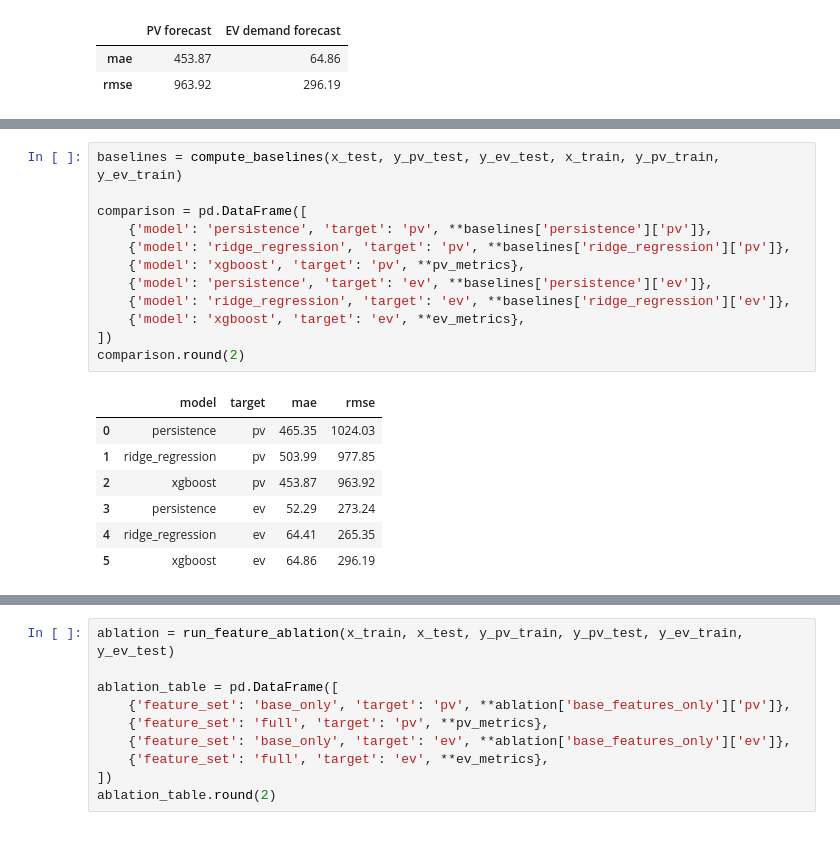
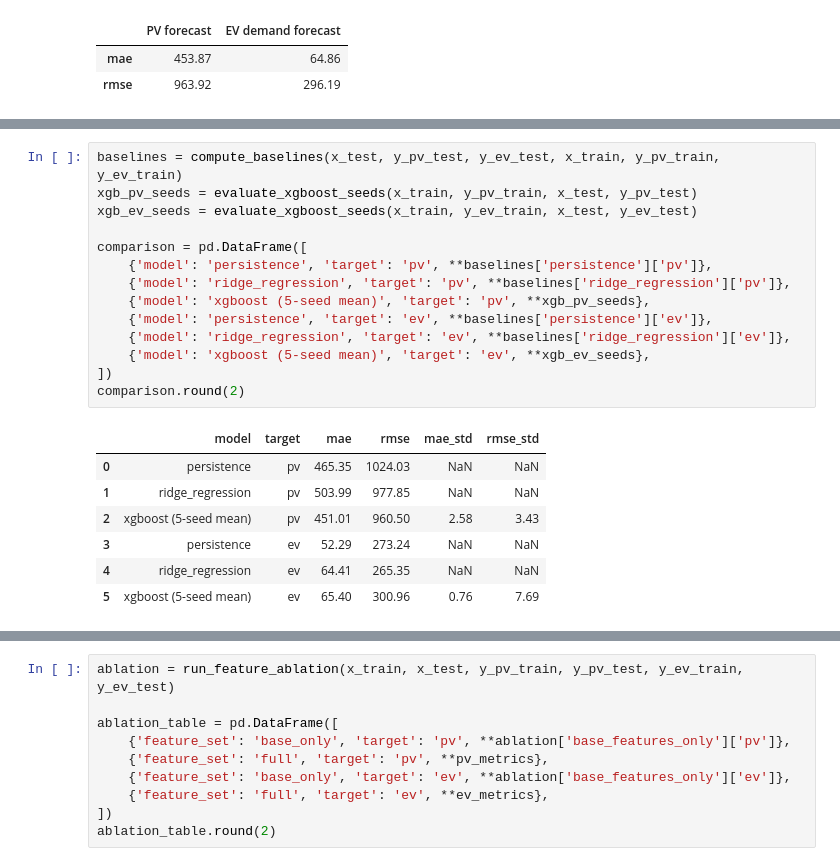
Before and after one commit to ertis-research/evloadshaping-nextgcom2026, a Jupyter notebook: notebooks/02_forecasting_and_baselines.ipynb, the cells around one changed output, grey strips where cells are left out. Saved outputs shown, nothing was run; the diff lists cells and outputs as text.

```diff
--- a/notebooks/02_forecasting_and_baselines.ipynb
+++ b/notebooks/02_forecasting_and_baselines.ipynb
@@ -57,20 +72,22 @@ Persistence predicts the next interval as equal to the current one; ridge regres
 # %%
 baselines = compute_baselines(x_test, y_pv_test, y_ev_test, x_train, y_pv_train, y_ev_train)
+xgb_pv_seeds = evaluate_xgboost_seeds(x_train, y_pv_train, x_test, y_pv_test)
+xgb_ev_seeds = evaluate_xgboost_seeds(x_train, y_ev_train, x_test, y_ev_test)
 
 comparison = pd.DataFrame([
     {'model': 'persistence', 'target': 'pv', **baselines['persistence']['pv']},
     {'model': 'ridge_regression', 'target': 'pv', **baselines['ridge_regression']['pv']},
-    {'model': 'xgboost', 'target': 'pv', **pv_metrics},
+    {'model': 'xgboost (5-seed mean)', 'target': 'pv', **xgb_pv_seeds},
     {'model': 'persistence', 'target': 'ev', **baselines['persistence']['ev']},
     {'model': 'ridge_regression', 'target': 'ev', **baselines['ridge_regression']['ev']},
-    {'model': 'xgboost', 'target': 'ev', **ev_metrics},
+    {'model': 'xgboost (5-seed mean)', 'target': 'ev', **xgb_ev_seeds},
 ])
 comparison.round(2)
 # %% [output]
-|  | model | target | mae | rmse |
-| 0 | persistence | pv | 465.35 | 1024.03 |
-| 1 | ridge_regression | pv | 503.99 | 977.85 |
-| 2 | xgboost | pv | 453.87 | 963.92 |
-| 3 | persistence | ev | 52.29 | 273.24 |
-| 4 | ridge_regression | ev | 64.41 | 265.35 |
-| 5 | xgboost | ev | 64.86 | 296.19 |
+|  | model | target | mae | rmse | mae_std | rmse_std |
+| 0 | persistence | pv | 465.35 | 1024.03 | NaN | NaN |
+| 1 | ridge_regression | pv | 503.99 | 977.85 | NaN | NaN |
+| 2 | xgboost (5-seed mean) | pv | 451.01 | 960.50 | 2.58 | 3.43 |
+| 3 | persistence | ev | 52.29 | 273.24 | NaN | NaN |
+| 4 | ridge_regression | ev | 64.41 | 265.35 | NaN | NaN |
+| 5 | xgboost (5-seed mean) | ev | 65.40 | 300.96 | 0.76 | 7.69 |
```
Also changed, not shown: parts of 18 cells of this notebook, 2 other files.
